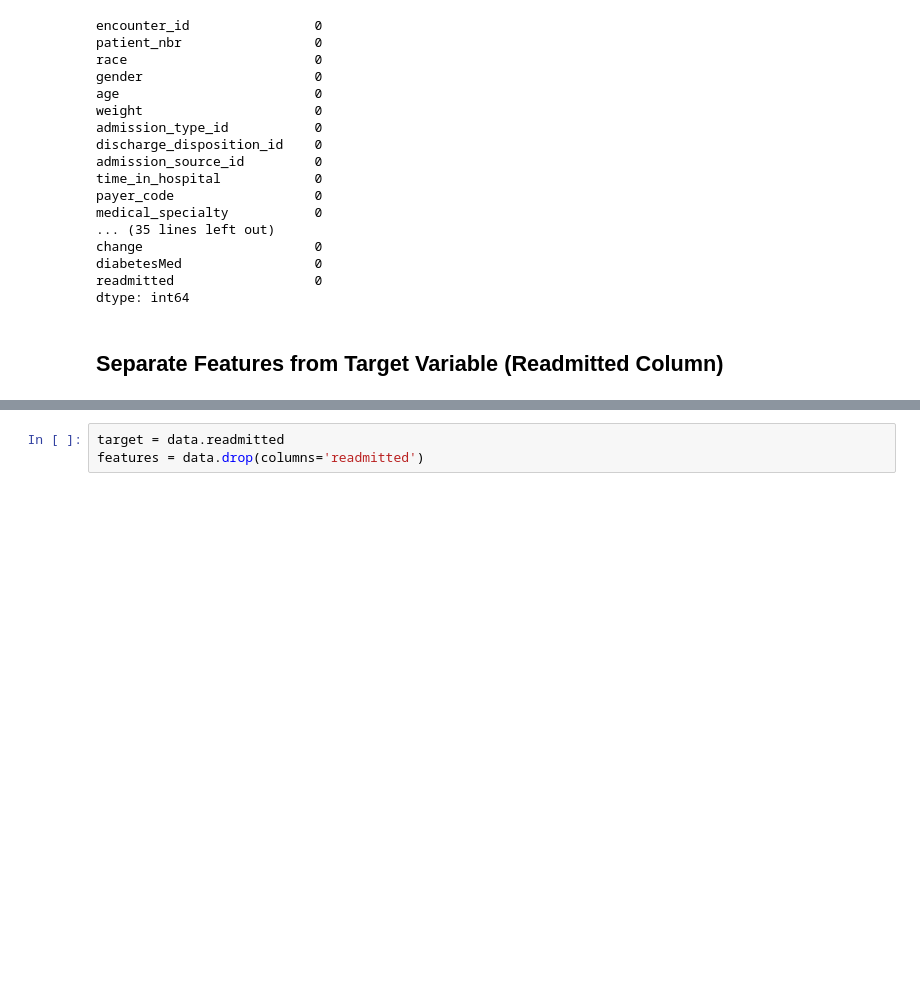
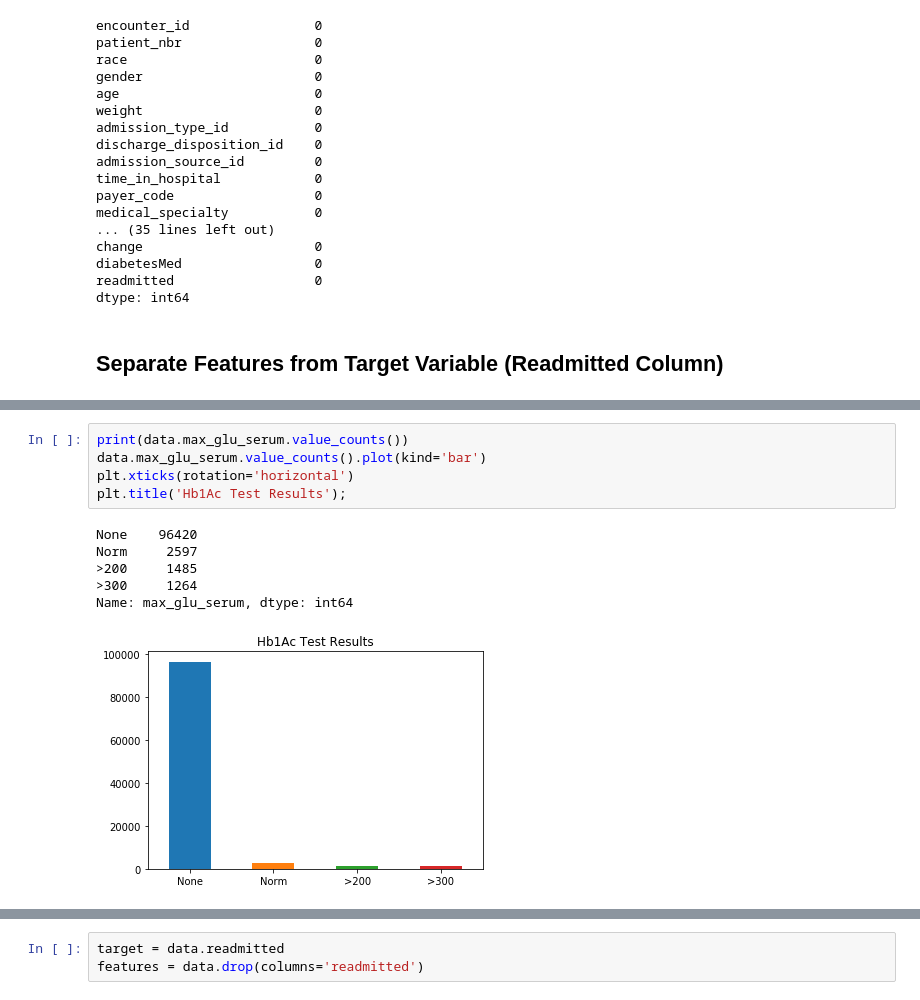
Before and after one commit to steeznation16/dsc-3-final-project-online-ds-ft-100118, a Jupyter notebook: student.ipynb, the cells around one changed output, grey strips where cells are left out. Saved outputs shown, nothing was run; the diff lists cells and outputs as text; blank space fills up the shorter version.

```diff
--- a/student.ipynb
+++ b/student.ipynb
@@ -109,0 +169,12 @@ dtype: int64
+# %%
+print(data.max_glu_serum.value_counts())
+data.max_glu_serum.value_counts().plot(kind='bar')
+plt.xticks(rotation='horizontal')
+plt.title('Hb1Ac Test Results');
+# %% [output]
+None    96420
+Norm     2597
+>200     1485
+>300     1264
+Name: max_glu_serum, dtype: int64
+[figure, added]
```
Also changed, not shown: parts of 121 cells of this notebook, 1 other file.
